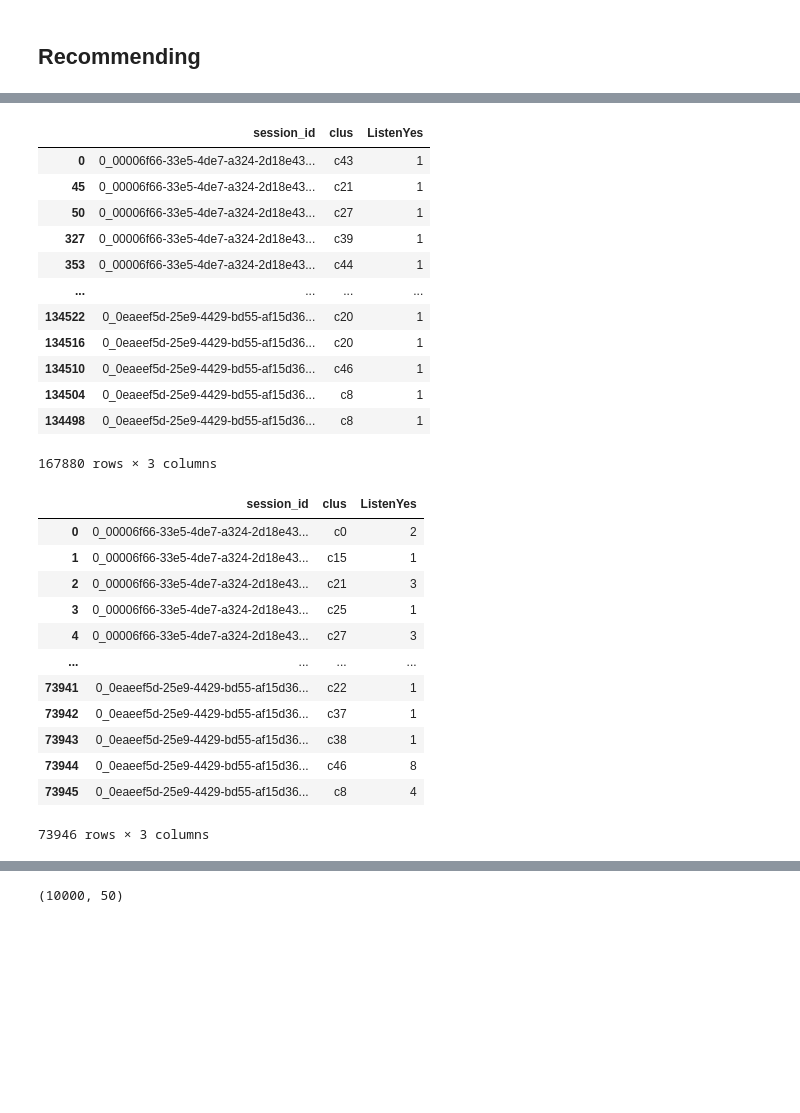
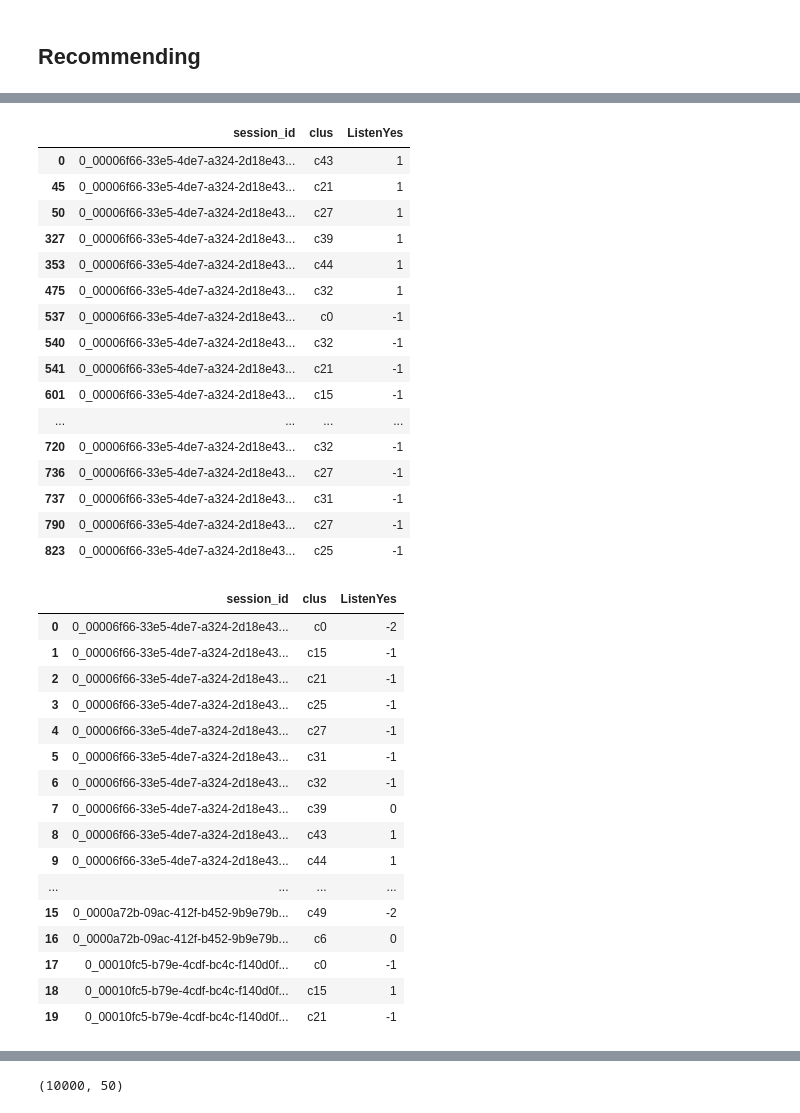
Before and after one commit to curlsloth/Capstone_Spotify-Sequential-Skip-Prediction, a Jupyter notebook: notebooks/6_mini_RecommendationFiltering.ipynb, the cells around one changed output, grey strips where cells are left out. Drawn from its saved outputs; the diff is of its cells as text; code cells hidden in the pictures; blank space fills up the shorter version.

```diff
--- a/notebooks/6_mini_RecommendationFiltering.ipynb
+++ b/notebooks/6_mini_RecommendationFiltering.ipynb
@@ -191,0 +171,4 @@ DataBinary.head()
+# %%
+DataBinary = df.copy()
+DataBinary['ListenYes'] = (DataBinary['skip_2'] == False)*1
+DataBinary.head()
@@ -212,0 +204,4 @@ data2.head(20)
+# %%
+# as 0 means these tracks were skipped, they should be coded as -1 to distinguish from the not encountered ones (0)
+data2['ListenYes'].replace(0, -1, inplace = True)
+data2.head(20)
@@ -213,7 +226,7 @@ data2.head(20)
 # %%
-#for better convenience we add I for Item for every SalesItem. Otherwise we would only have customer and SalesItem Numbers, which can be a little bit puzzling.
+#for better convenience we add 'c' for Item for every cluster.
 data2['clus'] = 'c' + data2['clus'].astype(str)
-data2
+data2.head(20)
 # %% [output]
 |  | session_id | clus | ListenYes |
 | 0 | 0_00006f66-33e5-4de7-a324-2d18e43... | c43 | 1 |
@@ -221,32 +234,38 @@ data2
 | 50 | 0_00006f66-33e5-4de7-a324-2d18e43... | c27 | 1 |
 | 327 | 0_00006f66-33e5-4de7-a324-2d18e43... | c39 | 1 |
 | 353 | 0_00006f66-33e5-4de7-a324-2d18e43... | c44 | 1 |
+| 475 | 0_00006f66-33e5-4de7-a324-2d18e43... | c32 | 1 |
+| 537 | 0_00006f66-33e5-4de7-a324-2d18e43... | c0 | -1 |
+| 540 | 0_00006f66-33e5-4de7-a324-2d18e43... | c32 | -1 |
+| 541 | 0_00006f66-33e5-4de7-a324-2d18e43... | c21 | -1 |
+| 601 | 0_00006f66-33e5-4de7-a324-2d18e43... | c15 | -1 |
 | ... | ... | ... | ... |
-| 134522 | 0_0eaeef5d-25e9-4429-bd55-af15d36... | c20 | 1 |
-| 134516 | 0_0eaeef5d-25e9-4429-bd55-af15d36... | c20 | 1 |
-| 134510 | 0_0eaeef5d-25e9-4429-bd55-af15d36... | c46 | 1 |
-| 134504 | 0_0eaeef5d-25e9-4429-bd55-af15d36... | c8 | 1 |
-| 134498 | 0_0eaeef5d-25e9-4429-bd55-af15d36... | c8 | 1 |
+| 720 | 0_00006f66-33e5-4de7-a324-2d18e43... | c32 | -1 |
+| 736 | 0_00006f66-33e5-4de7-a324-2d18e43... | c27 | -1 |
+| 737 | 0_00006f66-33e5-4de7-a324-2d18e43... | c31 | -1 |
+| 790 | 0_00006f66-33e5-4de7-a324-2d18e43... | c27 | -1 |
+| 823 | 0_00006f66-33e5-4de7-a324-2d18e43... | c25 | -1 |
-167880 rows × 3 columns
 # %%
-# data3 = data2.groupby(['session_id', 'clus']).sum()
-
 data3 = data2.groupby(['session_id', 'clus']).agg({'ListenYes':['sum']})
 data3 = data3.reset_index()
-data3.columns = data3.columns.droplevel(level = 1)
-data3
+data3.columns = data3.columns.droplevel(level = 1) # take out the unwanted level
+data3.head(20)
 # %% [output]
 |  | session_id | clus | ListenYes |
-| 0 | 0_00006f66-33e5-4de7-a324-2d18e43... | c0 | 2 |
-| 1 | 0_00006f66-33e5-4de7-a324-2d18e43... | c15 | 1 |
-| 2 | 0_00006f66-33e5-4de7-a324-2d18e43... | c21 | 3 |
-| 3 | 0_00006f66-33e5-4de7-a324-2d18e43... | c25 | 1 |
-| 4 | 0_00006f66-33e5-4de7-a324-2d18e43... | c27 | 3 |
+| 0 | 0_00006f66-33e5-4de7-a324-2d18e43... | c0 | -2 |
+| 1 | 0_00006f66-33e5-4de7-a324-2d18e43... | c15 | -1 |
+| 2 | 0_00006f66-33e5-4de7-a324-2d18e43... | c21 | -1 |
+| 3 | 0_00006f66-33e5-4de7-a324-2d18e43... | c25 | -1 |
+| 4 | 0_00006f66-33e5-4de7-a324-2d18e43... | c27 | -1 |
+| 5 | 0_00006f66-33e5-4de7-a324-2d18e43... | c31 | -1 |
+| 6 | 0_00006f66-33e5-4de7-a324-2d18e43... | c32 | -1 |
+| 7 | 0_00006f66-33e5-4de7-a324-2d18e43... | c39 | 0 |
+| 8 | 0_00006f66-33e5-4de7-a324-2d18e43... | c43 | 1 |
+| 9 | 0_00006f66-33e5-4de7-a324-2d18e43... | c44 | 1 |
 | ... | ... | ... | ... |
-| 73941 | 0_0eaeef5d-25e9-4429-bd55-af15d36... | c22 | 1 |
-| 73942 | 0_0eaeef5d-25e9-4429-bd55-af15d36... | c37 | 1 |
-| 73943 | 0_0eaeef5d-25e9-4429-bd55-af15d36... | c38 | 1 |
-| 73944 | 0_0eaeef5d-25e9-4429-bd55-af15d36... | c46 | 8 |
-| 73945 | 0_0eaeef5d-25e9-4429-bd55-af15d36... | c8 | 4 |
+| 15 | 0_0000a72b-09ac-412f-b452-9b9e79b... | c49 | -2 |
+| 16 | 0_0000a72b-09ac-412f-b452-9b9e79b... | c6 | 0 |
+| 17 | 0_00010fc5-b79e-4cdf-bc4c-f140d0f... | c0 | -1 |
+| 18 | 0_00010fc5-b79e-4cdf-bc4c-f140d0f... | c15 | 1 |
+| 19 | 0_00010fc5-b79e-4cdf-bc4c-f140d0f... | c21 | -1 |
-73946 rows × 3 columns
 # %%
```
Also changed, not shown: parts of 20 cells of this notebook.
